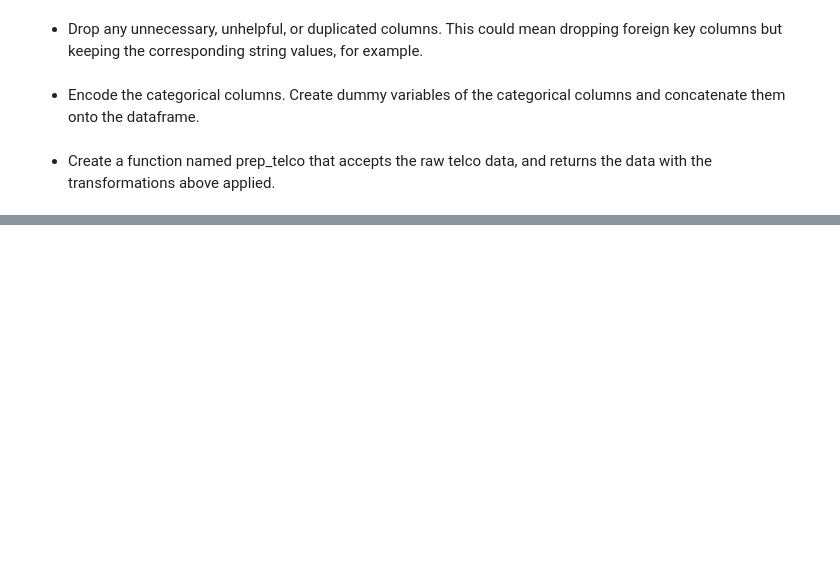
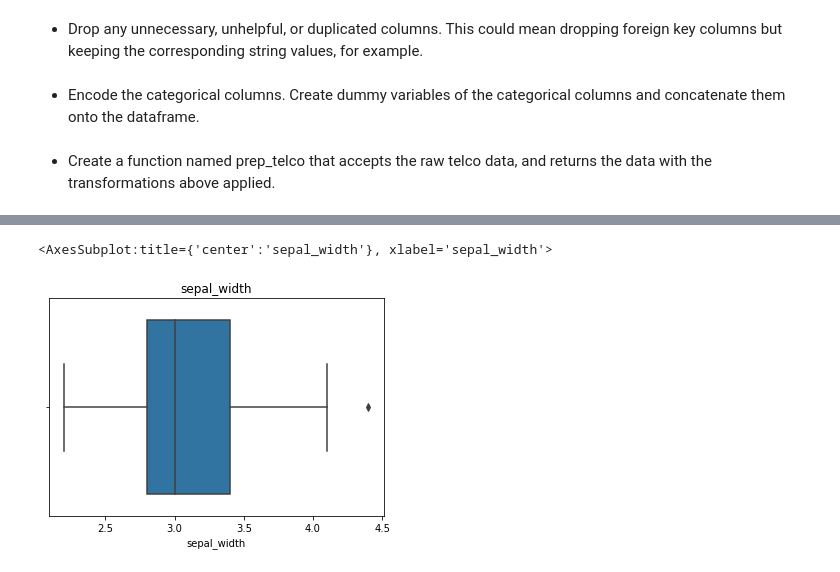
Before and after one commit to GladyBarrios/classification-exercises, a Jupyter notebook: classification_exercises.ipynb, the cells around one changed output, grey strips where cells are left out. Drawn from its saved outputs; the diff is of its cells as text; code cells hidden in the pictures; blank space fills up the shorter version.

```diff
--- a/classification_exercises.ipynb
+++ b/classification_exercises.ipynb
@@ -450,0 +496,6 @@ prep_telco.head()
+# %%
+plt.title("sepal_width")
+sns.boxplot(x='sepal_width',data=train)
+# %% [output]
+<AxesSubplot:title={'center':'sepal_width'}, xlabel='sepal_width'>
+[figure, added]
```
Also changed, not shown: parts of 43 cells of this notebook.
